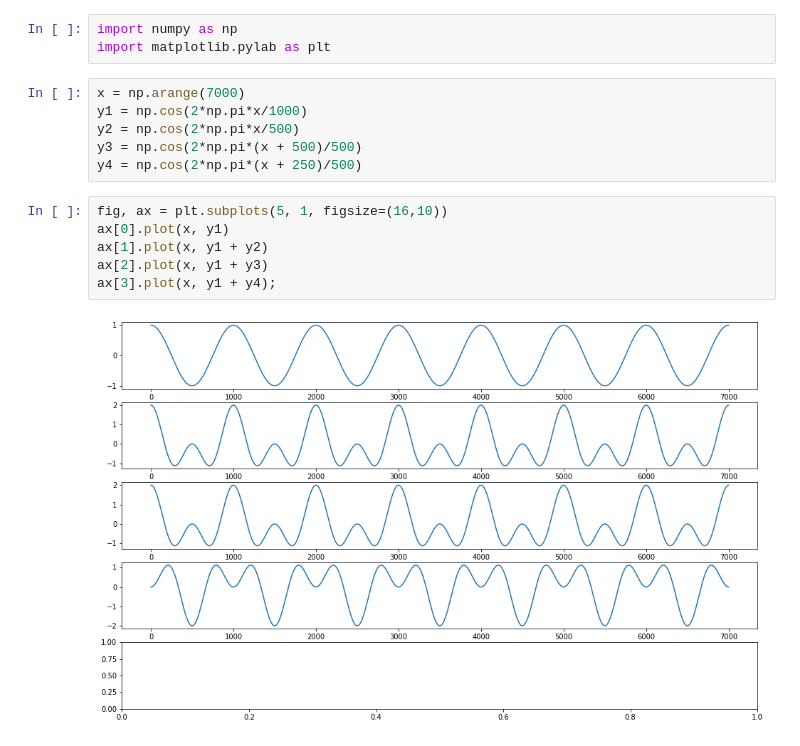
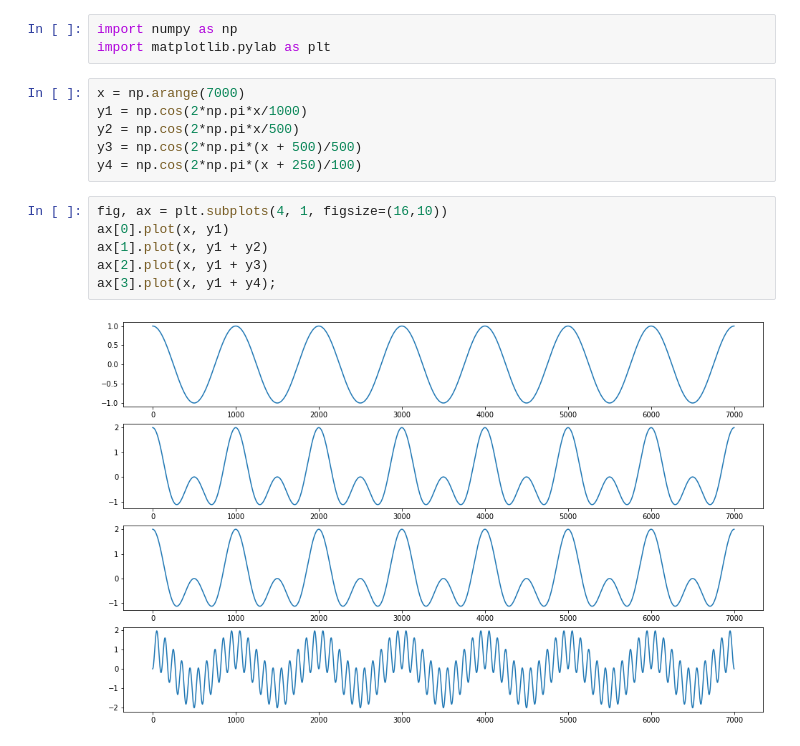
Before and after one commit to LauraRichter/examples, a Jupyter notebook: short_notebook.ipynb, the cells around one changed output. Cells and saved outputs as stored; diff of their text form.

```diff
--- a/short_notebook.ipynb
+++ b/short_notebook.ipynb
@@ -6,12 +6,12 @@ x = np.arange(7000)
 y1 = np.cos(2*np.pi*x/1000)
 y2 = np.cos(2*np.pi*x/500)
 y3 = np.cos(2*np.pi*(x + 500)/500)
-y4 = np.cos(2*np.pi*(x + 250)/500)
+y4 = np.cos(2*np.pi*(x + 250)/100)
 # %%
-fig, ax = plt.subplots(5, 1, figsize=(16,10))
+fig, ax = plt.subplots(4, 1, figsize=(16,10))
 ax[0].plot(x, y1)
 ax[1].plot(x, y1 + y2)
 ax[2].plot(x, y1 + y3)
 ax[3].plot(x, y1 + y4);
 # %% [output]
-[figure, old version]
+[figure, new version]
```
